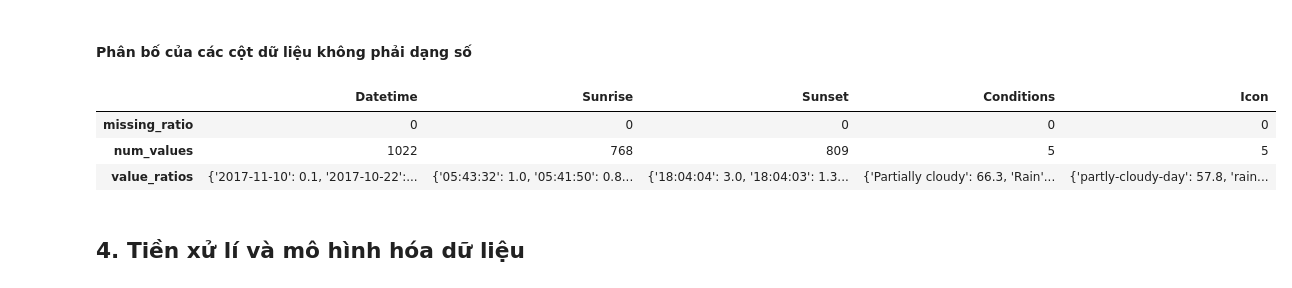
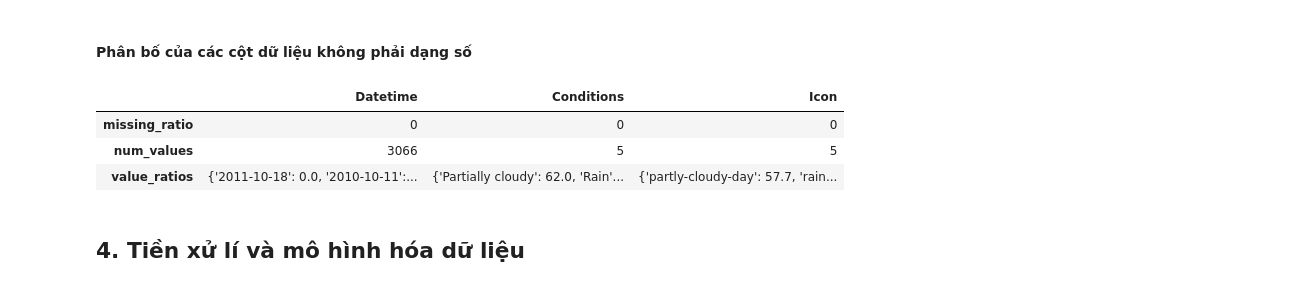
Before and after one commit to TanThinNguyen/data-science-final-project, a Jupyter notebook: weather_forecast.ipynb, the cells around one changed output. Saved outputs shown, nothing was run; the diff lists cells and outputs as text; code cells hidden in the pictures.

```diff
--- a/weather_forecast.ipynb
+++ b/weather_forecast.ipynb
@@ -273,15 +449,16 @@ Nhận xét: Giá trị độ ẩm tương tối ở cột output dao động t
 Tiến hành tách tập data thu được thành 3 tập huấn luyện, validation và tập kiểm tra theo tỉ lệ 70%-15%-15%
 # %%
 # Tách X_df và y_sr
-y_sr = data_df["Humidity"]
-X_df = data_df.drop("Humidity", axis = 1)
+y_sr = data_df["HumidityFuture"]
+X_df = data_df.drop("HumidityFuture", axis = 1)
 # %%
 # Tách tập kiểm tra
-train_valid_X_df, test_X_df, train_valid_y_sr, test_y_sr = train_test_split(X_df, y_sr, test_size = 0.15, random_state = 0)
+train_valid_X_df, test_X_df, train_valid_y_sr, test_y_sr = train_test_split(
+    X_df, y_sr, test_size = 0.15, random_state = 2)
 # %%
 # Tách tập validation, còn lại là của tập huấn luyện
-train_X_df, val_X_df, train_y_sr, val_y_sr = train_test_split(train_valid_X_df, train_valid_y_sr, test_size = 3/17,
-                                                              random_state = 0)
+train_X_df, val_X_df, train_y_sr, val_y_sr = train_test_split(
+    train_valid_X_df, train_valid_y_sr, test_size = 3/17, random_state = 2)
 # %% [markdown]
 Tập kiểm tra
 # %%
@@ -329,8 +506,11 @@ Nhận xét: Phần lớn cột trong dữ liệu input là ở dạng số
 # %% [markdown]
 #### Phân bố của các cột dữ liệu dạng số
 # %%
-num_cols = list(train_X_df.dtypes[train_X_df.dtypes == float].index)
-num_cols = [x for x in num_cols if  x not in ['Feelslikemax', 'Feelslikemin', 'Feelslike']]
+num_cols = ['Tempmax', 'Tempmin', 'Temp', 'Feelslike', 'Dew', 'Humidity', 'Precip', 'Precipcover',
+            'Windspeed', 'Winddir', 'Windgust', 'Pressure', 'Cloudcover', 'Visibility',
+            'HumidityPrev_1', 'TempmaxPrev_1', 'TempminPrev_1', 'TempPrev_1', 'DewPrev_1', 'PressurePrev_1']
+# num_cols = list(train_X_df.dtypes[train_X_df.dtypes == float].index)
+# num_cols = [x for x in num_cols if  x not in ['Feelslikemax', 'Feelslikemin', 'Feelslike']]
 num_cols
 # %% [output]
 ['Tempmax',
@@ -376,26 +558,26 @@ df.agg([missing_ratio, 'min', lower_quartile, median, upper_quartile, 'max'])
 #### Phân bố của các cột dữ liệu không phải dạng số
 # %%
 pd.set_option('display.max_colwidth', 200) # Để nhìn rõ hơn
-cat_cols = ['Datetime', 'Sunrise', 'Sunset', 'Conditions', 'Icon']
+cat_cols = ['Datetime', 'Conditions', 'Icon']
 cat_multi_cols = ['Conditions']
 df = train_X_df[cat_cols]
 
 def missing_ratio(df):
     return (df.isna().mean() * 100).round(1)
 def num_values(df):
     return df.nunique()
 def value_ratios(c):
     if c.name in cat_multi_cols:
         s = c.str.split(', ').explode().value_counts(normalize=True)
         return dict((s * 100).round(1))
     else:
         return dict((c.value_counts(normalize=True) * 100).round(1))
 
 df.agg([missing_ratio, num_values, value_ratios])
 # %% [output]
-|  | Datetime | Sunrise | Sunset | Conditions | Icon |
-| missing_ratio | 0 | 0 | 0 | 0 | 0 |
-| num_values | 1022 | 768 | 809 | 5 | 5 |
-| value_ratios | {'2017-11-10': 0.1, '2017-10-22':... | {'05:43:32': 1.0, '05:41:50': 0.8... | {'18:04:04': 3.0, '18:04:03': 1.3... | {'Partially cloudy': 66.3, 'Rain'... | {'partly-cloudy-day': 57.8, 'rain... |
+|  | Datetime | Conditions | Icon |
+| missing_ratio | 0 | 0 | 0 |
+| num_values | 3066 | 5 | 5 |
+| value_ratios | {'2011-10-18': 0.0, '2010-10-11':... | {'Partially cloudy': 62.0, 'Rain'... | {'partly-cloudy-day': 57.7, 'rain... |
 # %% [markdown]
 ## 4. Tiền xử lí và mô hình hóa dữ liệu
```
Also changed, not shown: parts of 63 cells of this notebook, 2 other files.
